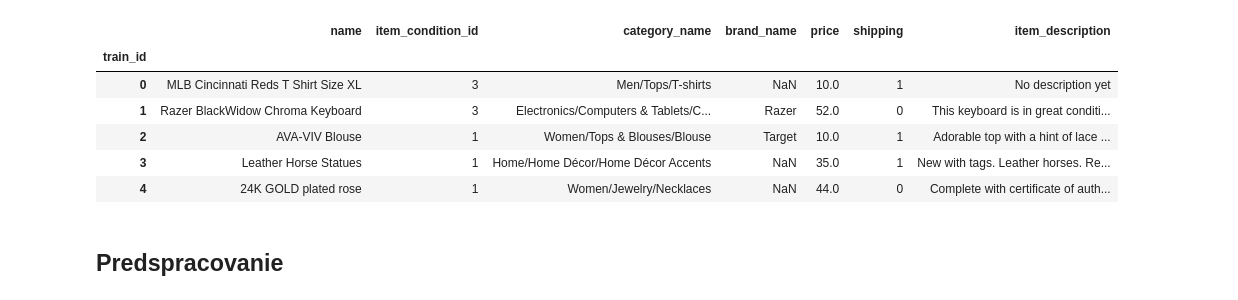
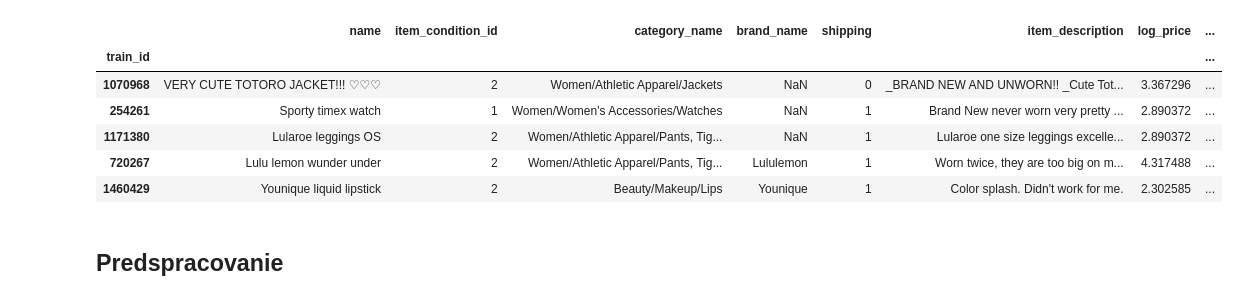
Before and after one commit to risoo10/mercari-price-prediction, a Jupyter notebook: notebooks/Predspracovanie.ipynb, the cells around one changed output. Saved outputs shown, nothing was run; the diff lists cells and outputs as text; code cells hidden in the pictures.

```diff
--- a/notebooks/Predspracovanie.ipynb
+++ b/notebooks/Predspracovanie.ipynb
@@ -8,11 +22,10 @@ import random
 data = pd.read_csv('../data/train.tsv', sep="\t")
 data.set_index('train_id', inplace=True)
 
-print(test_data.shape)
+# print(test_data.shape)
 print(data.shape)
-print(stg2_data.shape)
+# print(stg2_data.shape)
 
-TRAIN_SIZE = 100000
-data = data.iloc[:TRAIN_SIZE]
+data['item_description'].fillna("", inplace=True)
 data.columns.values
 # %% [output]
@@ -33,0 +41,4 @@ test_data.head()
+# %%
+data["log_price"] = np.where(data["price"] == 0, 0, np.log(data["price"]))
+data["log_price"].plot.hist(bins=100)
+data["price_cat"] = pd.cut(data["log_price"], 6)
@@ -33,0 +47,2 @@ test_data.head()
+# %%
+X_train, X_test, y_train, y_test = train_test_split(data.drop("price", axis=1), data["price"], stratify=data["price_cat"], test_size=0.2, random_state=0)
@@ -34,13 +75,14 @@ test_data.head()
 # %%
+data = X_train
 data.head()
 # %% [output]
-|  | name | item_condition_id | category_name | brand_name | price | shipping | item_description |
-| train_id |  |  |  |  |  |  |  |
-| 0 | MLB Cincinnati Reds T Shirt Size XL | 3 | Men/Tops/T-shirts | NaN | 10.0 | 1 | No description yet |
-| 1 | Razer BlackWidow Chroma Keyboard | 3 | Electronics/Computers & Tablets/C... | Razer | 52.0 | 0 | This keyboard is in great conditi... |
-| 2 | AVA-VIV Blouse | 1 | Women/Tops & Blouses/Blouse | Target | 10.0 | 1 | Adorable top with a hint of lace ... |
-| 3 | Leather Horse Statues | 1 | Home/Home Décor/Home Décor Accents | NaN | 35.0 | 1 | New with tags. Leather horses. Re... |
-| 4 | 24K GOLD plated rose | 1 | Women/Jewelry/Necklaces | NaN | 44.0 | 0 | Complete with certificate of auth... |
+|  | name | item_condition_id | category_name | brand_name | shipping | item_description | log_price | ... |
+| train_id |  |  |  |  |  |  |  | ... |
+| 1070968 | VERY CUTE TOTORO JACKET!!! ♡♡♡ | 2 | Women/Athletic Apparel/Jackets | NaN | 0 | _BRAND NEW AND UNWORN!! _Cute Tot... | 3.367296 | ... |
+| 254261 | Sporty timex watch | 1 | Women/Women's Accessories/Watches | NaN | 1 | Brand New never worn very pretty ... | 2.890372 | ... |
+| 1171380 | Lularoe leggings OS | 2 | Women/Athletic Apparel/Pants, Tig... | NaN | 1 | Lularoe one size leggings excelle... | 2.890372 | ... |
+| 720267 | Lulu lemon wunder under | 2 | Women/Athletic Apparel/Pants, Tig... | Lululemon | 1 | Worn twice, they are too big on m... | 4.317488 | ... |
+| 1460429 | Younique liquid lipstick | 2 | Beauty/Makeup/Lips | Younique | 1 | Color splash. Didn't work for me. | 2.302585 | ... |
 # %% [markdown]
 ## Predspracovanie
 # %% [markdown]
```
Also changed, not shown: parts of 49 cells of this notebook, 3 other files.
